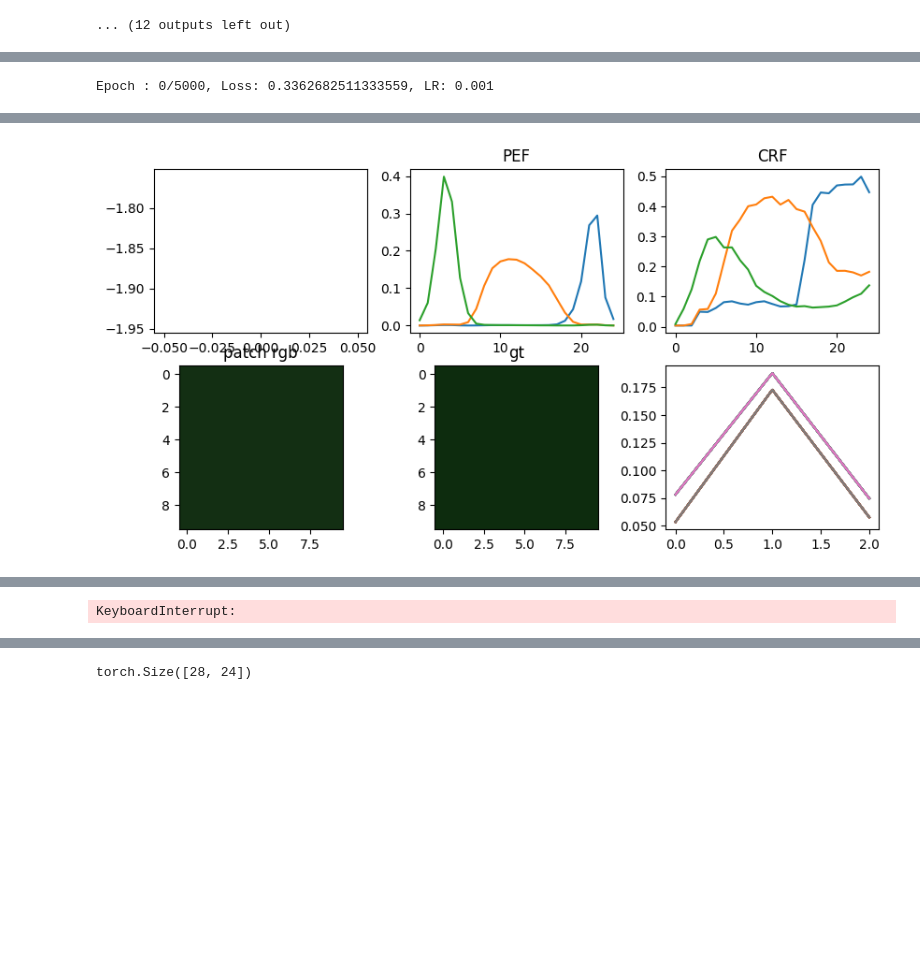
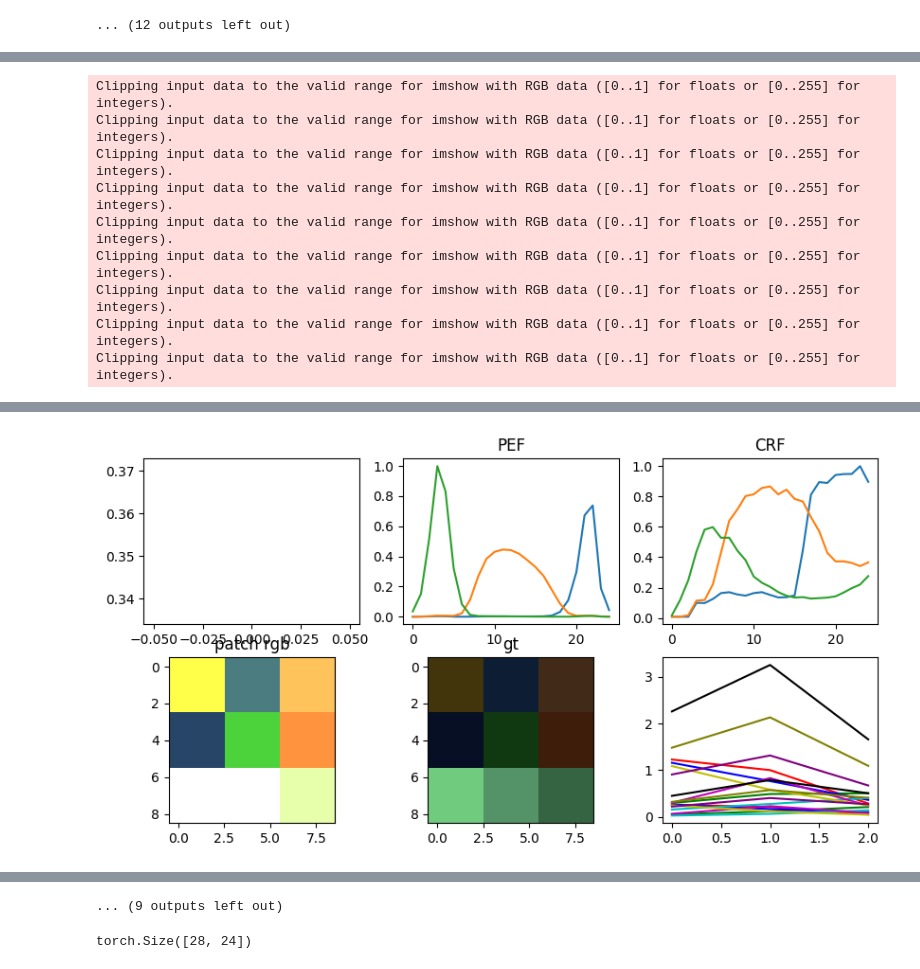
Before and after one commit to shshin1210/DSL, a Jupyter notebook: calibration/radiometric_cal/crf_optimization.ipynb, the cells around one changed output, grey strips where cells are left out. Drawn from its saved outputs; the diff is of its cells as text; code cells hidden in the pictures; blank space fills up the shorter version.

```diff
--- a/calibration/radiometric_cal/crf_optimization.ipynb
+++ b/calibration/radiometric_cal/crf_optimization.ipynb
@@ -147,3 +147,7 @@ def single_patch(patch, CRF, white_pattern_hyp):
 
 
     return abs(single_patch - gt_single_patch)
+# %%
+hdr_imgs = np.load('../../hdr_step5.npy').transpose(1,2,0,3)
+# %%
+dg_intensity = np.load('../../dataset/image_formation/20230825_intensity_dg.npy')
@@ -150,9 +191,14 @@ def single_patch(patch, CRF, white_pattern_hyp):
+# %%
+GT_white = patches_rgb_real[start_idx:end_idx, patch_num]
 # %%
 # To tensor
-blue = torch.tensor(blue.astype(np.float32))
-green = torch.tensor(green.astype(np.float32))
-red = torch.tensor(red.astype(np.float32))
-white = torch.tensor(white.astype(np.float32))
+# blue = torch.tensor(blue.astype(np.float32))
+# green = torch.tensor(green.astype(np.float32))
+# red = torch.tensor(red.astype(np.float32))
+# white = torch.tensor(white.astype(np.float32))
+
+GT_white = torch.tensor(GT_white.astype(np.float32))
+dg_intensity = torch.tensor(dg_intensity.astype(np.float32))
 
 CRF = torch.tensor(CRF.astype(np.float32))
 PEF = torch.tensor(PEF.astype(np.float32))
@@ -309,7 +460,7 @@ gamma = 0.8
 
 # optimized paramter (CRF & PEF)
 # initial_value = CRF
-initial_value = torch.hstack((PEF*0.5, CRF*0.5))
+initial_value = torch.hstack((PEF, CRF))
 
 opt_param =  torch.tensor(initial_value, dtype= torch.float, requires_grad=True, device= device)
 
@@ -333,11 +484,15 @@ for i in range(epoch):
         single_loss = single_patch(p, opt_param[:,3:], white_pattern_hyp)
         loss += single_loss
 
-    CRF_opt, PEF_opt = opt_param[:,3:], opt_param[:,:3]
-    CRF_dL2 = ((CRF_opt[:,:-1] - CRF_opt[:,1:])**2).sum()
-    PEF_dL2 = ((PEF_opt[:,:-1] - PEF_opt[:,1:])**2).sum()
-    weight = 0.01
-    loss += weight*(CRF_dL2 + PEF_dL2)
+    # CRF_opt, PEF_opt = opt_param[:,3:], opt_param[:,:3]
+    # # CRF_dL2 = ((CRF_opt[:,:-1] - CRF_opt[:,1:])**2).sum()
+    # # PEF_dL2 = ((PEF_opt[:,:-1] - PEF_opt[:,1:])**2).sum()
+
+    # CRF_dL2 = ((CRF_opt[-1] - CRF_opt[1:])**2).sum()
+    # PEF_dL2 = ((PEF_opt[-1] - PEF_opt[1:])**2).sum()
+
+    # weight = 0.01
+    # loss += weight*(CRF_dL2 + PEF_dL2)
     loss = loss.sum()
 
     optimizer.zero_grad()
@@ -361,20 +516,36 @@ for i in range(epoch):
         plt.subplot(232), plt.plot(opt_param_detach[:,:3]), plt.title('PEF')
         plt.subplot(233), plt.plot(opt_param_detach[:,3:]), plt.title('CRF')
 
+        patch_rgb = np.zeros(shape = (9, 9, 3))
+        patch_gt = np.zeros(shape = (9, 9, 3))
+
         # patch 마다의 rgb value
-        for patch in range(num_patch):
-            patch = 13
-            patch_rgb = np.zeros(shape = (10, 10, 3))
-            patch_rgb[:,:,:] = ((white_pattern_hyp * ref_CC[1:-2, patch]) @ opt_param[:,3:]).flatten().detach().cpu().numpy()
+        for idx, patch in enumerate(rand_int):
+            # Determine the row and column starting indices for the patch
+            row_start = (idx // 3) * 3
+            col_start = (idx % 3) * 3
 
-            patch_gt = np.zeros(shape = (10, 10, 3))
-            patch_gt[:,:,:] = GT_image[all_patches_center_pts[patch,1], all_patches_center_pts[patch,0]].flatten().detach().cpu().numpy()
+            # Fill the 3x3 patch with the RGB color
+            patch_rgb[row_start:row_start+3, col_start:col_start+3, :] = ((white_pattern_hyp * ref_CC[1:-2, patch]) @ CRF_opt).flatten().detach().cpu().numpy()
+
+            patch_gt[row_start:row_start+3, col_start:col_start+3, :] = GT_image[all_patches_center_pts[patch,1], all_patches_center_pts[patch,0]].flatten().detach().cpu().numpy()
 
             plt.subplot(234),plt.imshow(patch_rgb.astype(np.float32)), plt.title('patch rgb')
             plt.subplot(235),plt.imshow(patch_gt.astype(np.float32)), plt.title('gt')
-            # plt.subplot(236), plt.plot(((white_pattern_hyp * ref_CC[1:-2, patch]) @ opt_param[:,3:]).flatten().detach().cpu().numpy(), label = "optimized"), plt.plot(GT_image[all_patches_center_pts[patch,1], all_patches_center_pts[patch,0]].flatten().detach().cpu().numpy(), label = "gt")
-            plt.subplot(236), plt.plot(((white_pattern_hyp * ref_CC[1:-2, patch]) @ opt_param[:,3:]).flatten().detach().cpu().numpy(), label = "optimized"), plt.plot(GT_image[all_patches_center_pts[patch,1], all_patches_center_pts[patch,0]].flatten().detach().cpu().numpy(), label = "gt")
+
+            y_start, y_end = all_patches_center_pts[patch,1] - patch_size, all_patches_center_pts[patch,1] + patch_size
+            x_start, x_end = all_patches_center_pts[patch,0] - patch_size, all_patches_center_pts[patch,0] + patch_size
+
+            plt.subplot(236), plt.plot(((white_pattern_hyp * ref_CC[1:-2, patch]) @ CRF_opt).flatten().detach().cpu().numpy(), label = "optimized", c = colors[idx]), plt.plot(GT_image[y_start:y_end , x_start:x_end].reshape(-1, 3).mean(axis = 0).flatten().detach().cpu().numpy(), label = "gt", c = colors[idx])
 
         plt.show()
 # %% [output]
-Epoch : 0/5000, Loss: 0.3362682511333559, LR: 0.001
+Clipping input data to the valid range for imshow with RGB data ([0..1] for floats or [0..255] for integers).
+Clipping input data to the valid range for imshow with RGB data ([0..1] for floats or [0..255] for integers).
+Clipping input data to the valid range for imshow with RGB data ([0..1] for floats or [0..255] for integers).
+Clipping input data to the valid range for imshow with RGB data ([0..1] for floats or [0..255] for integers).
+Clipping input data to the valid range for imshow with RGB data ([0..1] for floats or [0..255] for integers).
+Clipping input data to the valid range for imshow with RGB data ([0..1] for floats or [0..255] for integers).
+Clipping input data to the valid range for imshow with RGB data ([0..1] for floats or [0..255] for integers).
+Clipping input data to the valid range for imshow with RGB data ([0..1] for floats or [0..255] for integers).
+Clipping input data to the valid range for imshow with RGB data ([0..1] for floats or [0..255] for integers).
@@ -381 +553 @@ Epoch : 0/5000, Loss: 0.3362682511333559, LR: 0.001
-[figure, old version]
+[figure, new version]
@@ -390 +561,0 @@ Epoch : 2000/5000, Loss: 0.01945591584185631, LR: 0.00064
-KeyboardInterrupt:
@@ -391,3 +563,4 @@ KeyboardInterrupt:
+... (9 outputs left out)
 # %%
 ref_CC.shape
 # %% [output]
```
Also changed, not shown: parts of 9 cells of this notebook.
